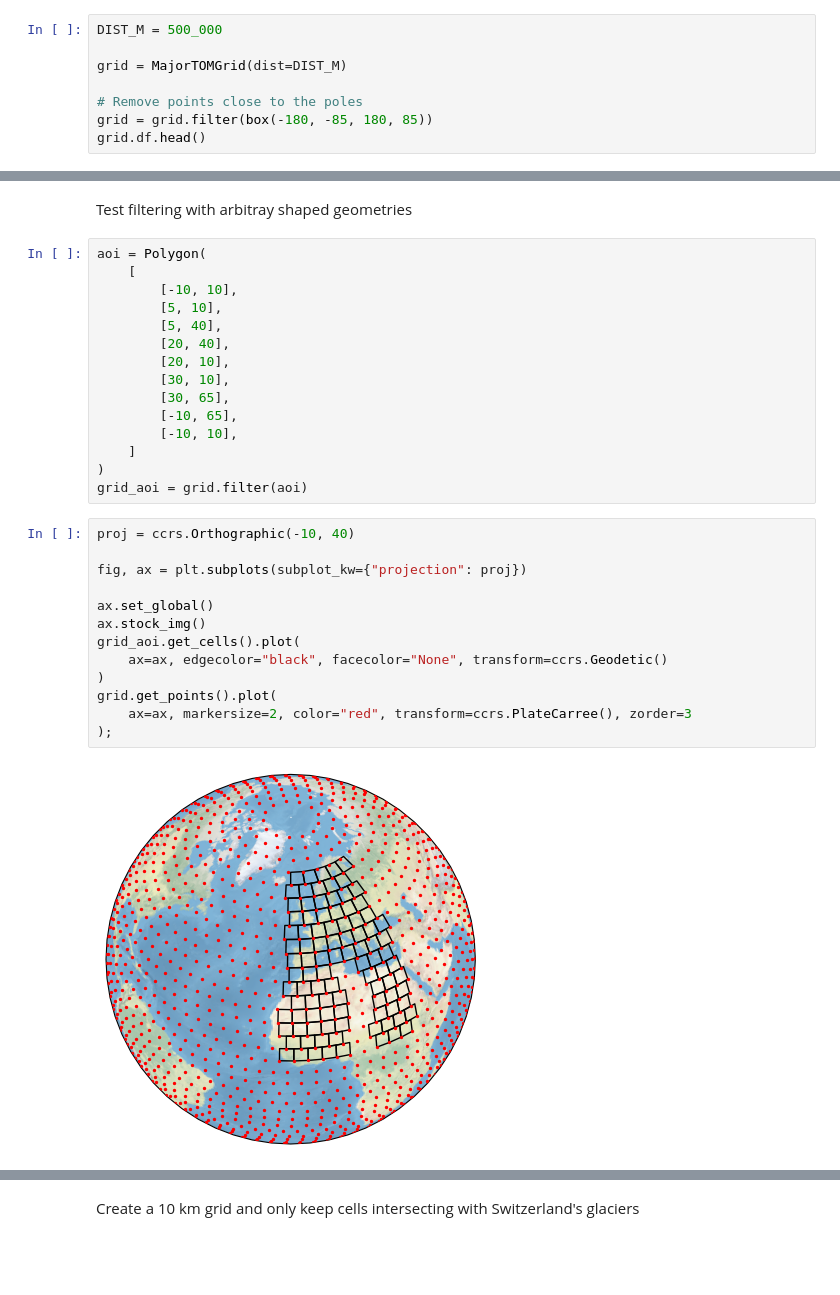
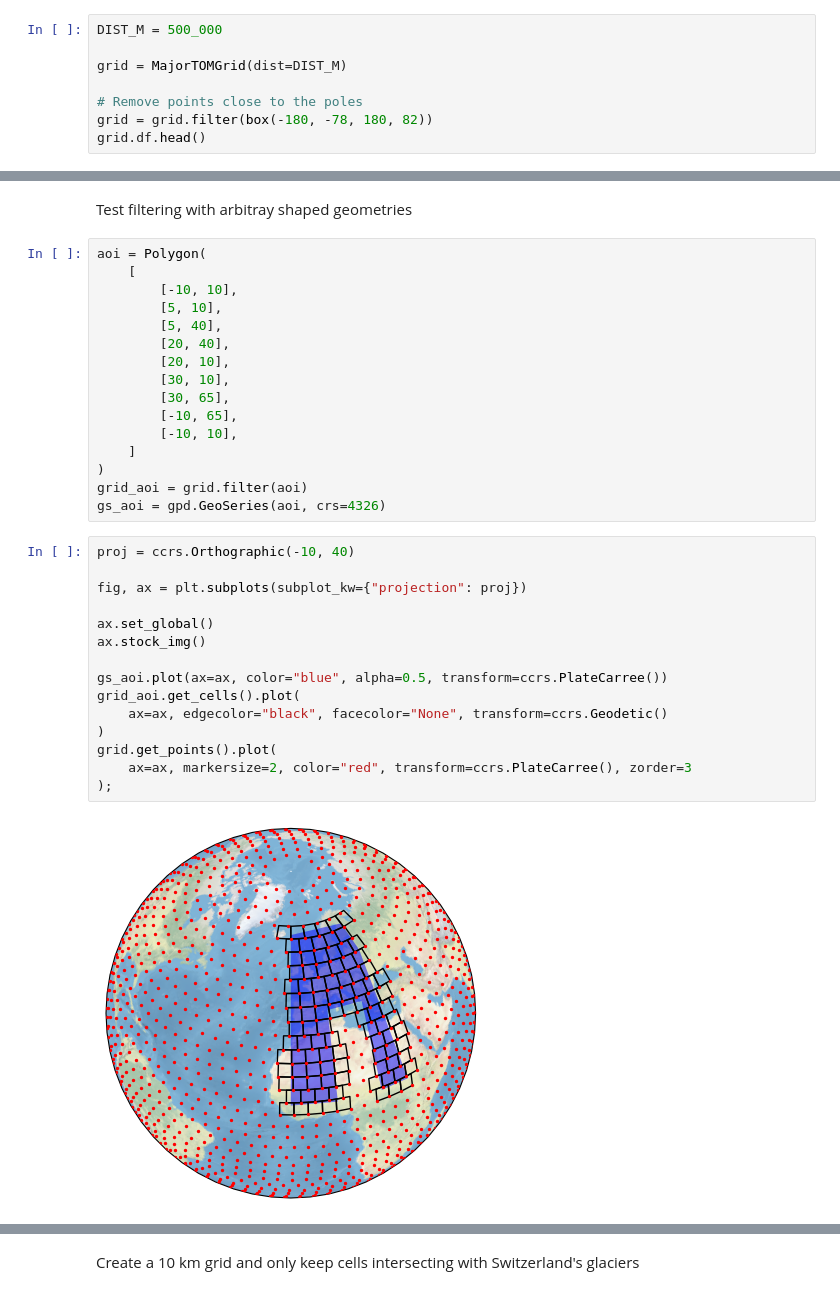
Before and after one commit to lqgentner/deep-glacier-inventory, a Jupyter notebook: notebooks/02-grid-creation.ipynb, the cells around one changed output, grey strips where cells are left out. Saved outputs shown, nothing was run; the diff lists cells and outputs as text; blank space fills up the shorter version.

```diff
--- a/notebooks/02-grid-creation.ipynb
+++ b/notebooks/02-grid-creation.ipynb
@@ -17,7 +17,7 @@ DIST_M = 500_000
 grid = MajorTOMGrid(dist=DIST_M)
 
 # Remove points close to the poles
-grid = grid.filter(box(-180, -85, 180, 85))
+grid = grid.filter(box(-180, -78, 180, 82))
 grid.df.head()
 # %% [output]
 |  | lon_idx | lat_idx | lon | lat | lon_spacing | id | utm_zone |
@@ -58,21 +58,24 @@ aoi = Polygon(
     ]
 )
 grid_aoi = grid.filter(aoi)
+gs_aoi = gpd.GeoSeries(aoi, crs=4326)
 # %%
 proj = ccrs.Orthographic(-10, 40)
 
 fig, ax = plt.subplots(subplot_kw={"projection": proj})
 
 ax.set_global()
 ax.stock_img()
+
+gs_aoi.plot(ax=ax, color="blue", alpha=0.5, transform=ccrs.PlateCarree())
 grid_aoi.get_cells().plot(
     ax=ax, edgecolor="black", facecolor="None", transform=ccrs.Geodetic()
 )
 grid.get_points().plot(
     ax=ax, markersize=2, color="red", transform=ccrs.PlateCarree(), zorder=3
 );
 # %% [output]
-[figure, old version]
+[figure, new version]
 # %%
 proj = ccrs.EqualEarth()
 proj.threshold = proj.threshold / 100.0
```
Also changed, not shown: parts of 2 cells of this notebook, 1 other file.
